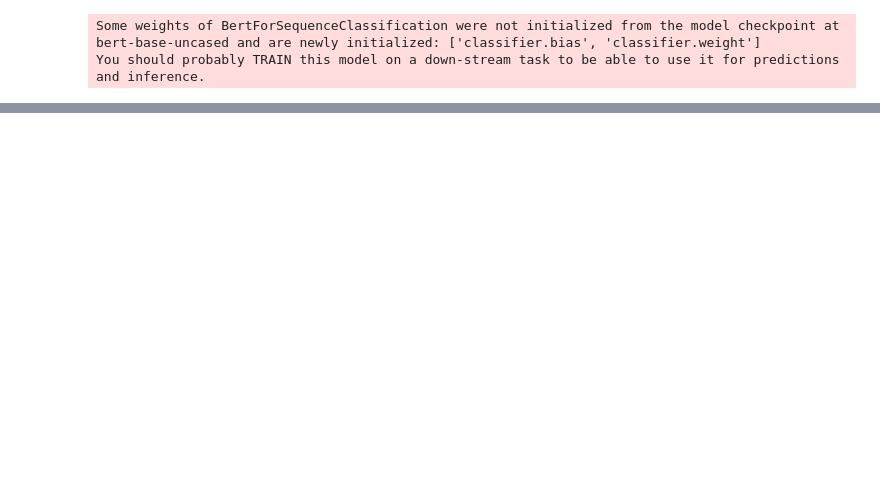
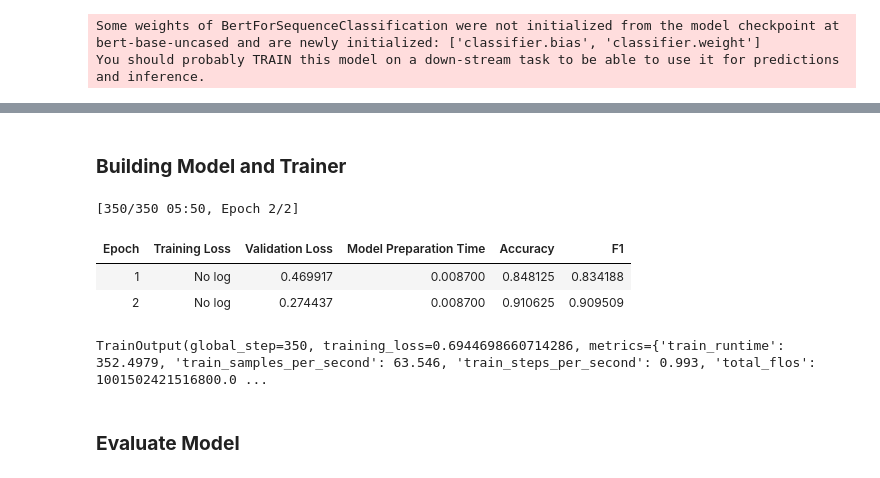
Before and after one commit to tekliyetamiru/Fine-Tuning-BERT-for-Multi-Class-Sentiment-Classification-for-Twitter-Tweets, a Jupyter notebook: Fine_tuning.ipynb, the cells around one changed output, grey strips where cells are left out. Saved outputs shown, nothing was run; the diff lists cells and outputs as text; code cells hidden in the pictures; blank space fills up the shorter version.

```diff
--- a/Fine_tuning.ipynb
+++ b/Fine_tuning.ipynb
@@ -150,0 +241,24 @@ You should probably TRAIN this model on a down-stream task to be able to use it
+# %%
+import evaluate
+import numpy as np
+
+accuracy = evaluate.load("accuracy")
+
+def compute_metrics(eval_pred):
+  predictions, labels = eval_pred
+  predictions = np.argmax(predictions, axis = 1)
+  return accuracy.compute(predictions=predictions, references=labels)
+# %%
+# use sklearn to build compute metrics
+from sklearn.metrics import accuracy_score, f1_score
+
+def compute_metrics(pred):
+  labels = pred.label_ids
+  preds = pred.predictions.argmax(-1)
+
+  f1 = f1_score(labels, preds,average="weighted")
+  acc = accuracy_score(labels,preds)
+
+  return {"accuracy":acc, "f1":f1}
+# %% [markdown]
+### **Building Model and Trainer**
@@ -150,0 +273,10 @@ You should probably TRAIN this model on a down-stream task to be able to use it
+# %%
+trainer.train()
+# %% [output]
+[350/350 05:50, Epoch 2/2]
+| Epoch | Training Loss | Validation Loss | Model Preparation Time | Accuracy | F1 |
+| 1 | No log | 0.469917 | 0.008700 | 0.848125 | 0.834188 |
+| 2 | No log | 0.274437 | 0.008700 | 0.910625 | 0.909509 |
+TrainOutput(global_step=350, training_loss=0.6944698660714286, metrics={'train_runtime': 352.4979, 'train_samples_per_second': 63.546, 'train_steps_per_second': 0.993, 'total_flos': 1001502421516800.0 ...
+# %% [markdown]
+### **Evaluate Model**
```
Also changed, not shown: parts of 30 cells of this notebook.
